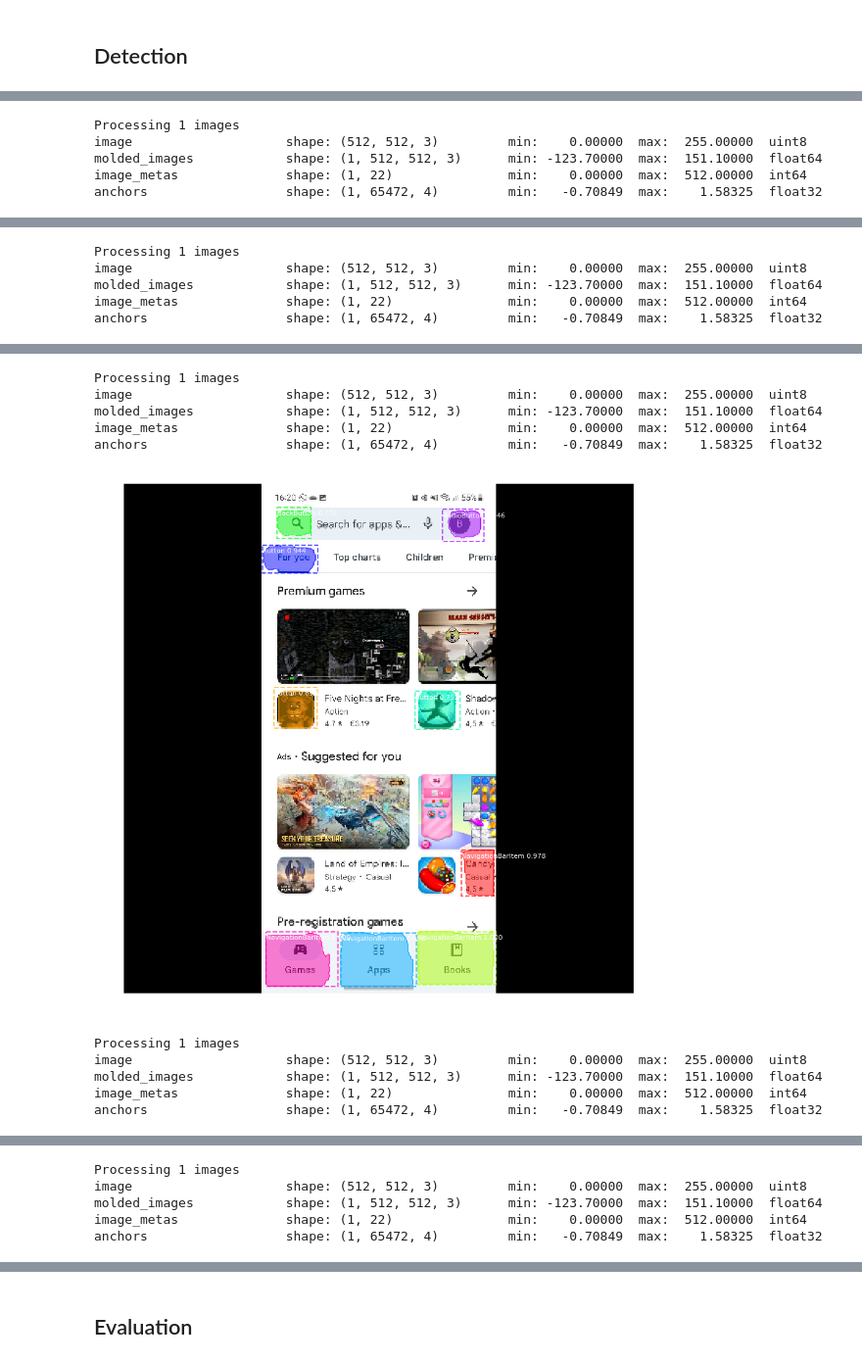
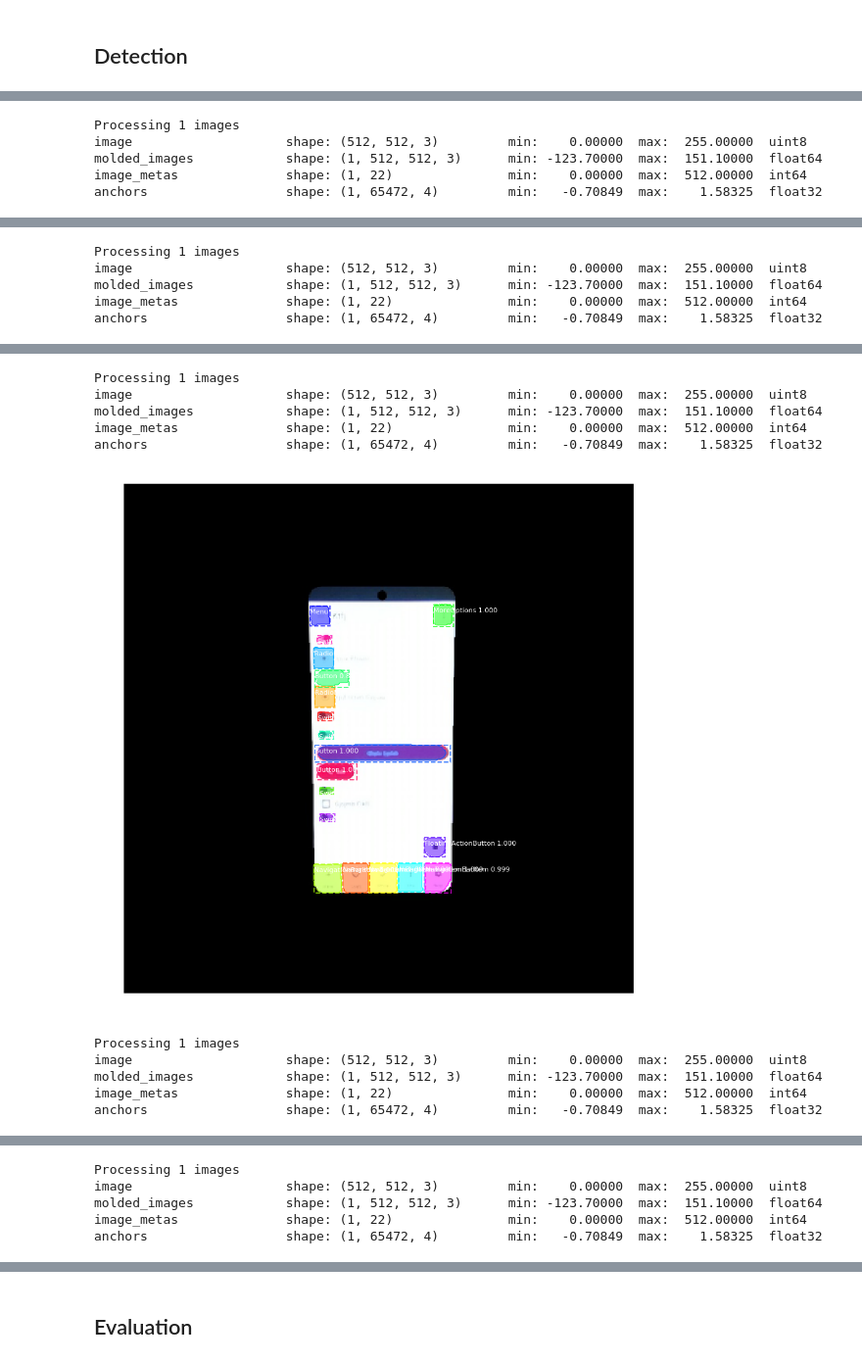
Before and after one commit to bmeyjohann/Mask_RCNN, a Jupyter notebook: samples/shapes/train_ie.ipynb, the cells around one changed output, grey strips where cells are left out. Shown at 98% size. Cells and saved outputs as stored; diff of their text form; code cells hidden in the pictures.

Commit message:
Training with camera capture.

```diff
--- a/samples/shapes/train_ie.ipynb
+++ b/samples/shapes/train_ie.ipynb
@@ -296,12 +296,13 @@ class IEDataset(utils.Dataset):
 
         for mask_index in range(num_of_masks):
             image = skimage.io.imread(image_path + "_" + str(mask_index) + ".png")
-            masks[:, :, mask_index:mask_index+1] = image[:, :, 0:1].astype(np.bool)
+            # masks[:, :, mask_index:mask_index+1] = image[:, :, 0:1].astype(np.bool)
+            masks[:, :, mask_index] = image[:, :].astype(np.bool)
 
         return np.invert(masks), np.array(info["num_ids"])
 # %%
 dataset = IEDataset()
-dataset.load_ie(config.DATASET_PATH + "train")
+dataset.load_ie(config.DATASET_PATH)
 
 dataset_train, dataset_val = dataset.train_test_split(0.8)
 
@@ -485,6 +489,6 @@ gt_mask                  shape: (512, 512, 17)        min:    0.00000  max:    1
 # %%
 for i in (1,2,3,4, 7):
-    image_id = i # random.choice(dataset_val.image_ids)
+    image_id = random.choice(dataset_val.image_ids)
     original_image, image_meta, gt_class_id, gt_bbox, gt_mask =\
         modellib.load_image_gt(dataset_val, inference_config,
                                image_id, use_mini_mask=False)
@@ -510,9 +514,9 @@ anchors                  shape: (1, 65472, 4)         min:   -0.70849  max:    1
 Processing 1 images
 image                    shape: (512, 512, 3)         min:    0.00000  max:  255.00000  uint8
 molded_images            shape: (1, 512, 512, 3)      min: -123.70000  max:  151.10000  float64
 image_metas              shape: (1, 22)               min:    0.00000  max:  512.00000  int64
 anchors                  shape: (1, 65472, 4)         min:   -0.70849  max:    1.58325  float32
-[figure, old version]
+[figure, new version]
 Processing 1 images
 image                    shape: (512, 512, 3)         min:    0.00000  max:  255.00000  uint8
 molded_images            shape: (1, 512, 512, 3)      min: -123.70000  max:  151.10000  float64
```
Also changed, not shown: parts of 11 cells of this notebook, 1 other file.
